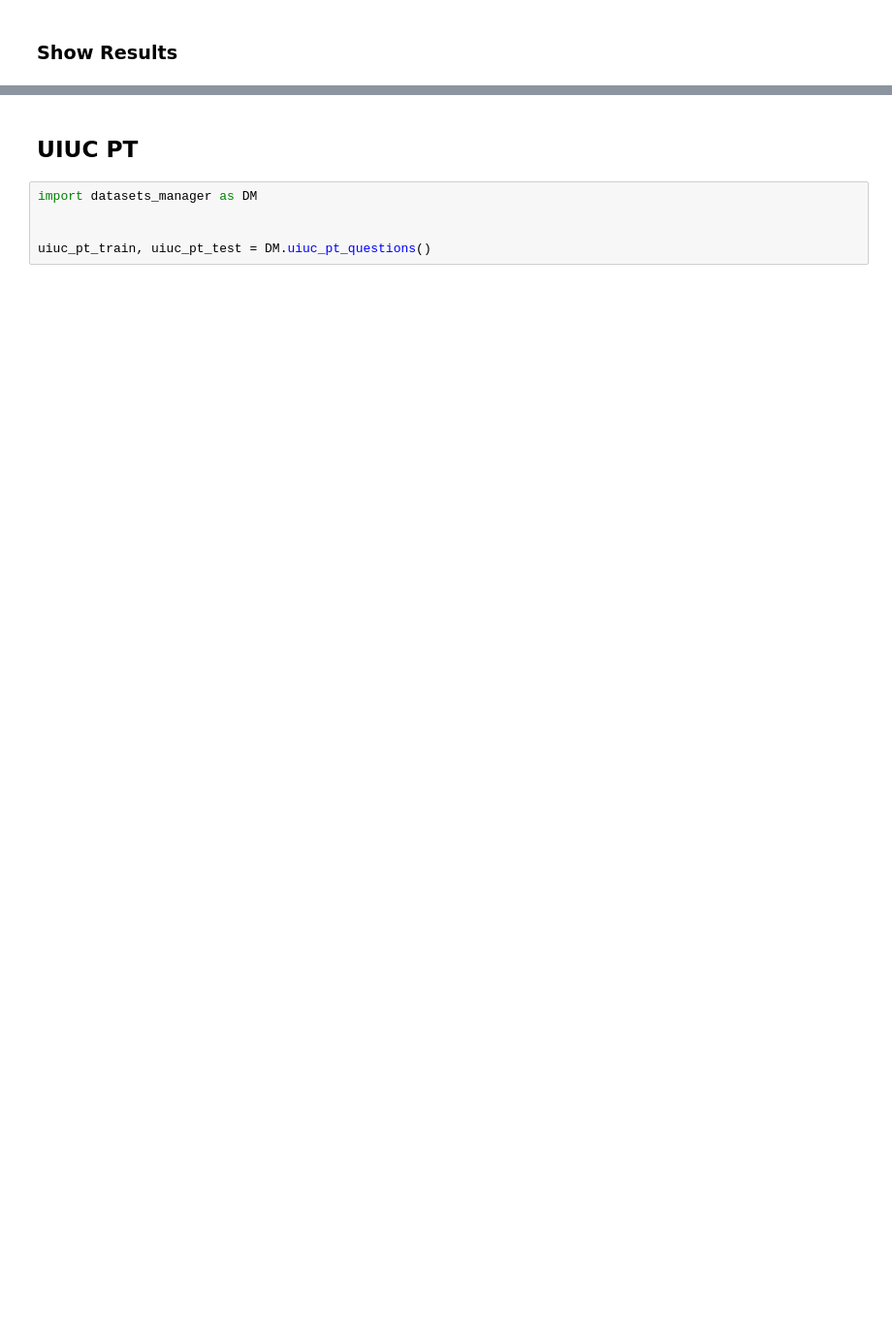
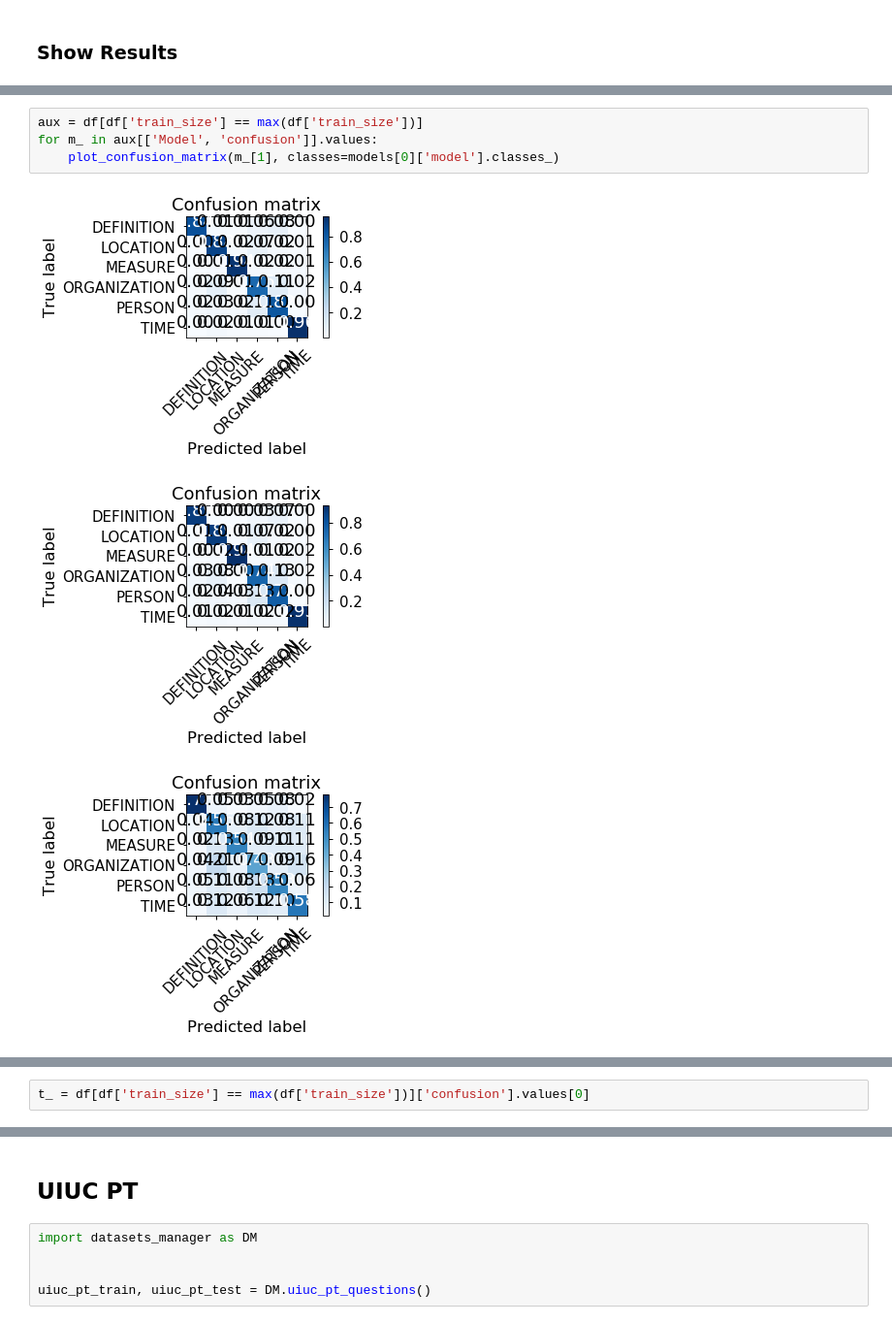
Before and after one commit to eduardogc8/qc-hybrid, a Jupyter notebook: main.ipynb, the cells around one changed output, grey strips where cells are left out. Shown at 97% size. Saved outputs shown, nothing was run; the diff lists cells and outputs as text; blank space fills up the shorter version.

```diff
--- a/main.ipynb
+++ b/main.ipynb
@@ -207,0 +724,8 @@ fig.set(ylabel="F1-Score")
+# %%
+aux = df[df['train_size'] == max(df['train_size'])]
+for m_ in aux[['Model', 'confusion']].values:
+    plot_confusion_matrix(m_[1], classes=models[0]['model'].classes_)
+# %% [output]
+[figure, added]
+[figure, added]
+[figure, added]
@@ -207,0 +734,2 @@ fig.set(ylabel="F1-Score")
+# %%
+t_ = df[df['train_size'] == max(df['train_size'])]['confusion'].values[0]
```
Also changed, not shown: parts of 47 cells of this notebook, 21 other files.
